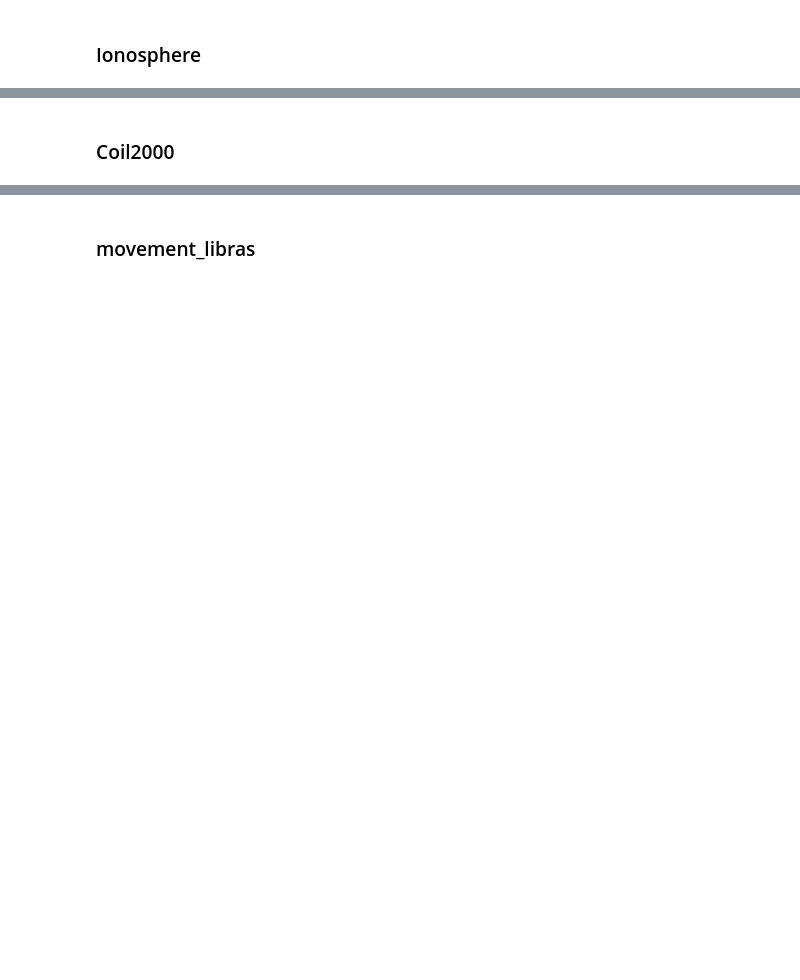
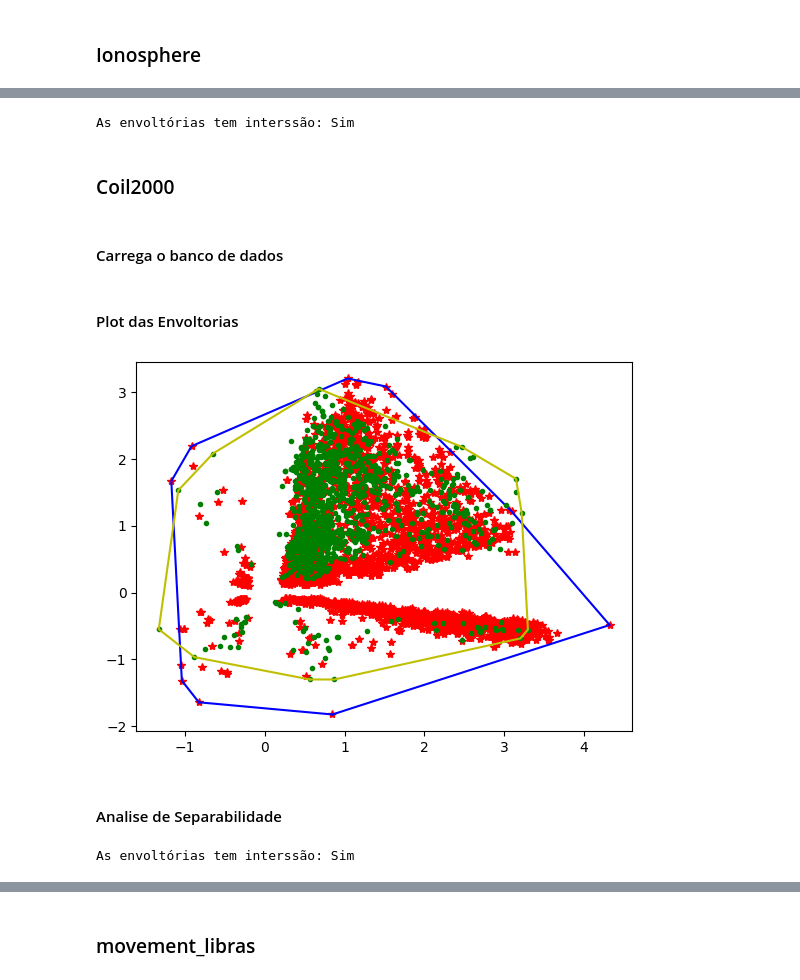
Before and after one commit to Gcastelo01/TP1_Alg2, a Jupyter notebook: TP1_Classificador.ipynb, the cells around one changed output, grey strips where cells are left out. Saved outputs shown, nothing was run; the diff lists cells and outputs as text; code cells hidden in the pictures; blank space fills up the shorter version.

```diff
--- a/TP1_Classificador.ipynb
+++ b/TP1_Classificador.ipynb
@@ -326,5 +383,43 @@ aType[['Pulse24', 'Pulse27']]
+# %%
+# Verifica se tem Interseção
+endPointList, segmentsList = preProcessConvexHull(envoltorias[0], envoltorias[1])
+hasIntersection = sweepLineIntersection(endPointList, segmentsList)
+
+print(f'As envoltórias tem interssão: {"Sim" if hasIntersection else "Não"}')
+# %% [output]
+As envoltórias tem interssão: Sim
 # %% [markdown]
 ### Coil2000
+# %% [markdown]
+#### Carrega o banco de dados
+# %%
+coil2000 = pd.read_csv('data/coil2000.csv', delimiter=',')
+coil2000 = coil2000[['Ao', 'Dcl', 'Class']]
+
+
+Class = [0, 1]
+
+X_train, X_test, y_train, y_test = test_train(coil2000, 'Class', Class[0], Class[1])
+
+filtro = y_train == Class[0]
+# %% [markdown]
+#### Plot das Envoltorias
+# %%
+fig, ax = plt.subplots()
+dotList, envoltorias = plotEnvoltorias(X_train, ax, filtro, Class, withNoise=True)
+plt.show()
+# %% [output]
+[figure, added]
+# %% [markdown]
+#### Analise de Separabilidade
+# %%
+# Verifica se tem Interseção
+endPointList, segmentsList = preProcessConvexHull(envoltorias[0], envoltorias[1])
+hasIntersection = sweepLineIntersection(endPointList, segmentsList)
+
+print(f'As envoltórias tem interssão: {"Sim" if hasIntersection else "Não"}')
+# %% [output]
+As envoltórias tem interssão: Sim
 # %%
 coil2000 = pd.read_csv('./data/coil2000.csv', delimiter=',')
 
```
Also changed, not shown: parts of 75 cells of this notebook, 8 other files.
